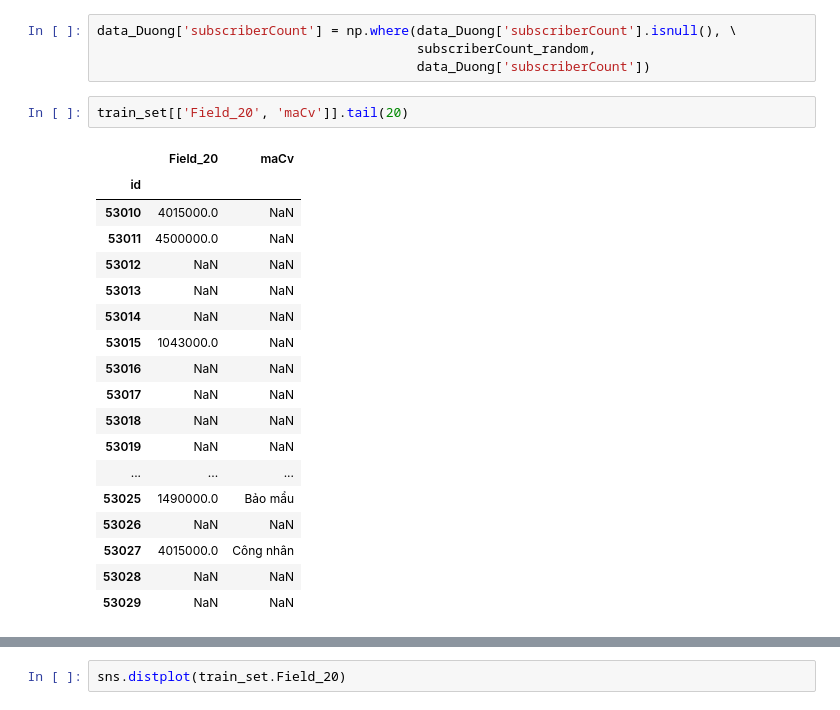
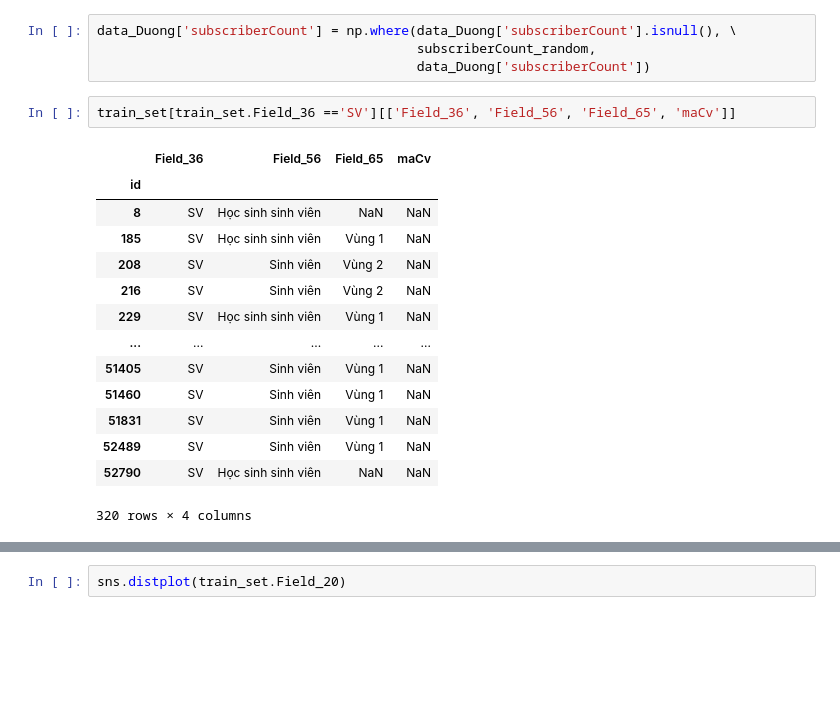
Before and after one commit to VincentChungHeiPoon/CreditScoreChallenge, a Jupyter notebook: Duong.ipynb, the cells around one changed output, grey strips where cells are left out. Cells and saved outputs as stored; diff of their text form; blank space fills up the shorter version.

```diff
--- a/Duong.ipynb
+++ b/Duong.ipynb
@@ -295,24 +301,20 @@ subscriberCount_random = np.where(subscriberCount_random <0, 0, subscriberCount_
 data_Duong['subscriberCount'] = np.where(data_Duong['subscriberCount'].isnull(), \
                                          subscriberCount_random,
                                          data_Duong['subscriberCount'])
-# %%
-train_set[['Field_20', 'maCv']].tail(20)
-# %% [output]
-|  | Field_20 | maCv |
-| id |  |  |
-| 53010 | 4015000.0 | NaN |
-| 53011 | 4500000.0 | NaN |
-| 53012 | NaN | NaN |
-| 53013 | NaN | NaN |
-| 53014 | NaN | NaN |
-| 53015 | 1043000.0 | NaN |
-| 53016 | NaN | NaN |
-| 53017 | NaN | NaN |
-| 53018 | NaN | NaN |
-| 53019 | NaN | NaN |
-| ... | ... | ... |
-| 53025 | 1490000.0 | Bảo mẩu |
-| 53026 | NaN | NaN |
-| 53027 | 4015000.0 | Công nhân |
-| 53028 | NaN | NaN |
-| 53029 | NaN | NaN |
+# %%
+train_set[train_set.Field_36 =='SV'][['Field_36', 'Field_56', 'Field_65', 'maCv']]
+# %% [output]
+|  | Field_36 | Field_56 | Field_65 | maCv |
+| id |  |  |  |  |
+| 8 | SV | Học sinh sinh viên | NaN | NaN |
+| 185 | SV | Học sinh sinh viên | Vùng 1 | NaN |
+| 208 | SV | Sinh viên | Vùng 2 | NaN |
+| 216 | SV | Sinh viên | Vùng 2 | NaN |
+| 229 | SV | Học sinh sinh viên | Vùng 1 | NaN |
+| ... | ... | ... | ... | ... |
+| 51405 | SV | Sinh viên | Vùng 1 | NaN |
+| 51460 | SV | Sinh viên | Vùng 1 | NaN |
+| 51831 | SV | Sinh viên | Vùng 1 | NaN |
+| 52489 | SV | Sinh viên | Vùng 1 | NaN |
+| 52790 | SV | Học sinh sinh viên | NaN | NaN |
+320 rows × 4 columns
```
Also changed, not shown: parts of 10 cells of this notebook, 2 other files.
